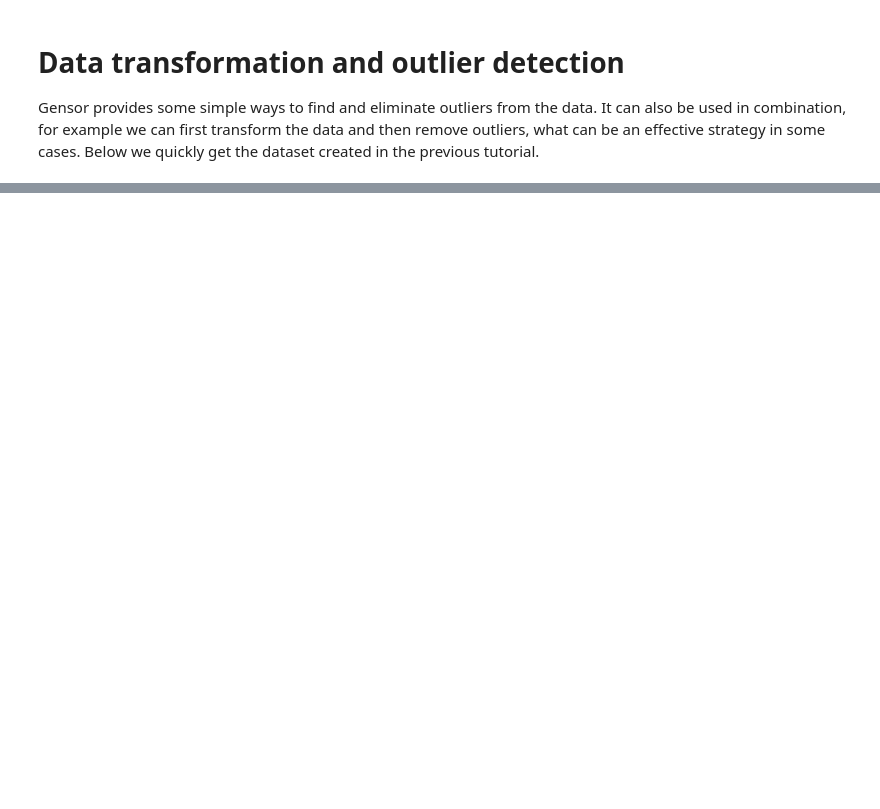
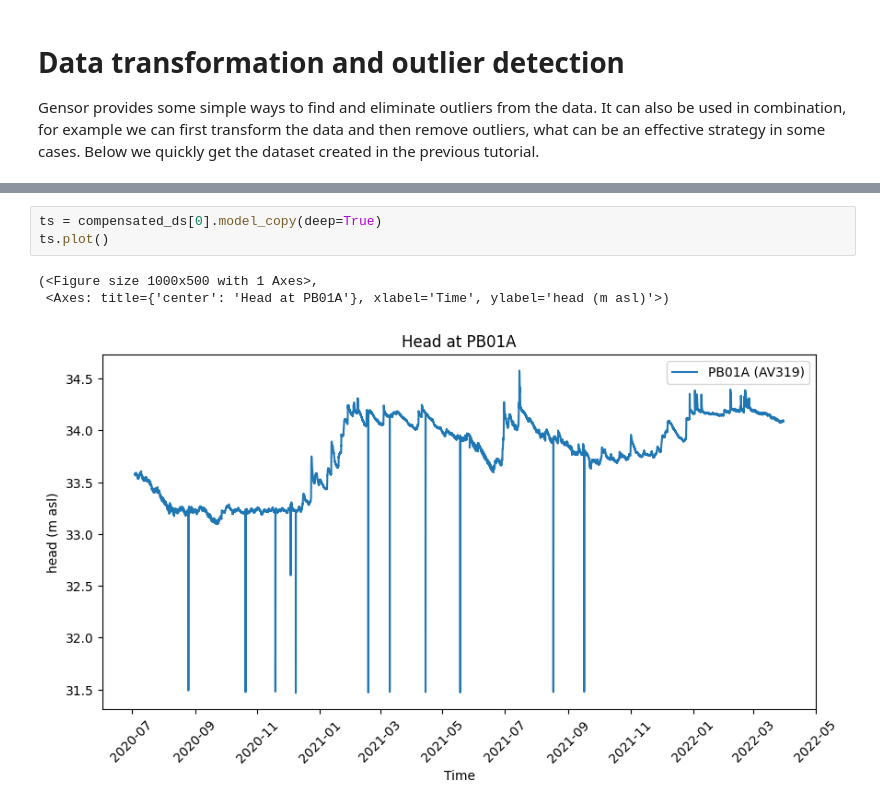
Before and after one commit to zawadzkim/gensor, a Jupyter notebook: docs/notebooks/001-transformation-and-outliers.ipynb, the cells around one changed output, grey strips where cells are left out. Cells and saved outputs as stored; diff of their text form; blank space fills up the shorter version.

```diff
--- a/docs/notebooks/001-transformation-and-outliers.ipynb
+++ b/docs/notebooks/001-transformation-and-outliers.ipynb
@@ -59,0 +72,7 @@ Timeseries object has a few options to transform the data in case you need to pe
+# %%
+ts = compensated_ds[0].model_copy(deep=True)
+ts.plot()
+# %% [output]
+(<Figure size 1000x500 with 1 Axes>,
+ <Axes: title={'center': 'Head at PB01A'}, xlabel='Time', ylabel='head (m asl)'>)
+[figure, added]
```
Also changed, not shown: parts of 8 cells of this notebook, 11 other files.
